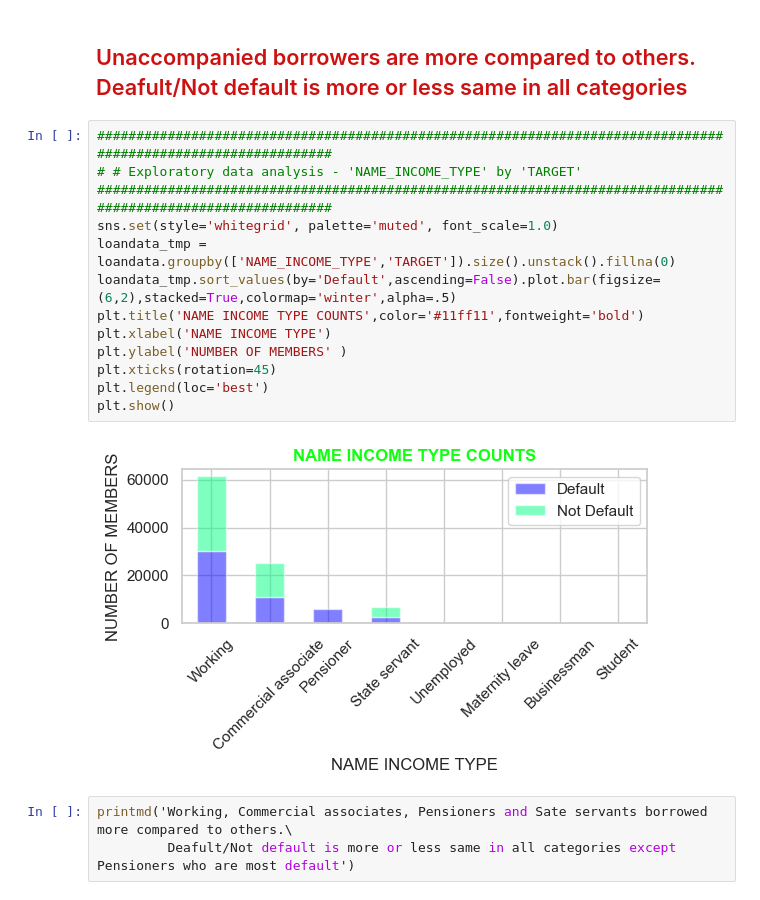
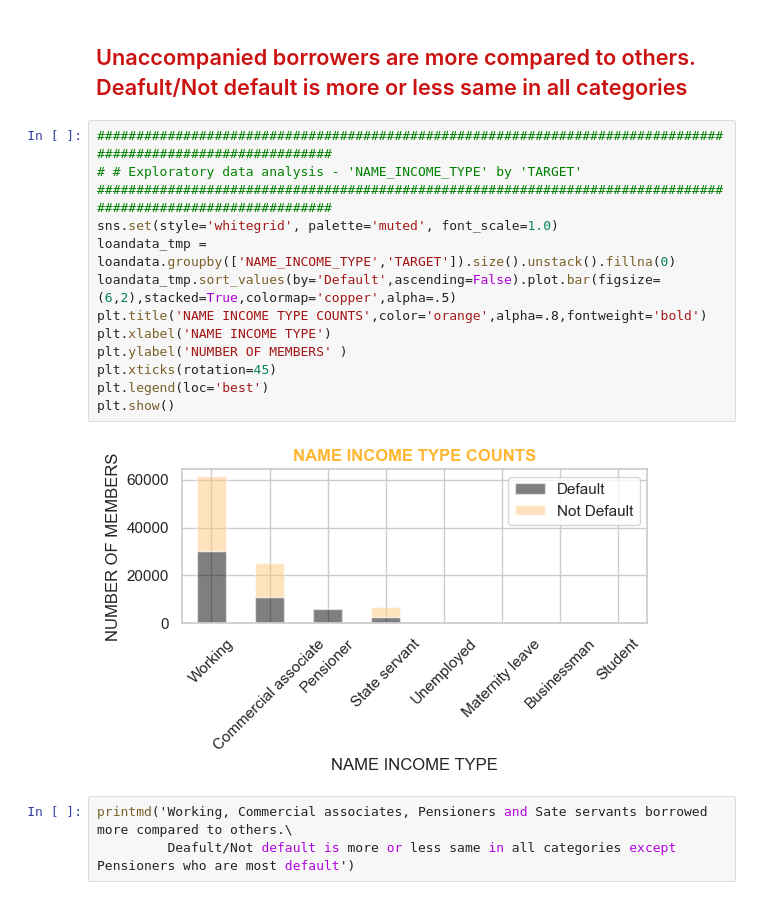
Before and after one commit to DayakarMalgari/House-Loan-Data-Neural-Network-Classification, a Jupyter notebook: House_Loan_Data_Analysis_sub.ipynb, the cells around one changed output. Cells and saved outputs as stored; diff of their text form.

```diff
--- a/House_Loan_Data_Analysis_sub.ipynb
+++ b/House_Loan_Data_Analysis_sub.ipynb
@@ -455,18 +447,18 @@ printmd('Unaccompanied borrowers are more compared to others. Deafult/Not defaul
 # %%
 ##############################################################################################################
 # # Exploratory data analysis - 'NAME_INCOME_TYPE' by 'TARGET'
 ##############################################################################################################
 sns.set(style='whitegrid', palette='muted', font_scale=1.0)
 loandata_tmp = loandata.groupby(['NAME_INCOME_TYPE','TARGET']).size().unstack().fillna(0)
-loandata_tmp.sort_values(by='Default',ascending=False).plot.bar(figsize=(6,2),stacked=True,colormap='winter',alpha=.5)
-plt.title('NAME INCOME TYPE COUNTS',color='#11ff11',fontweight='bold')
+loandata_tmp.sort_values(by='Default',ascending=False).plot.bar(figsize=(6,2),stacked=True,colormap='copper',alpha=.5)
+plt.title('NAME INCOME TYPE COUNTS',color='orange',alpha=.8,fontweight='bold')
 plt.xlabel('NAME INCOME TYPE')
 plt.ylabel('NUMBER OF MEMBERS' )
 plt.xticks(rotation=45)
 plt.legend(loc='best')
 plt.show()
 # %% [output]
-[figure, old version]
+[figure, new version]
 # %%
 printmd('Working, Commercial associates, Pensioners and Sate servants borrowed more compared to others.\
          Deafult/Not default is more or less same in all categories except Pensioners who are most default')
```
Also changed, not shown: parts of 7 cells of this notebook.
